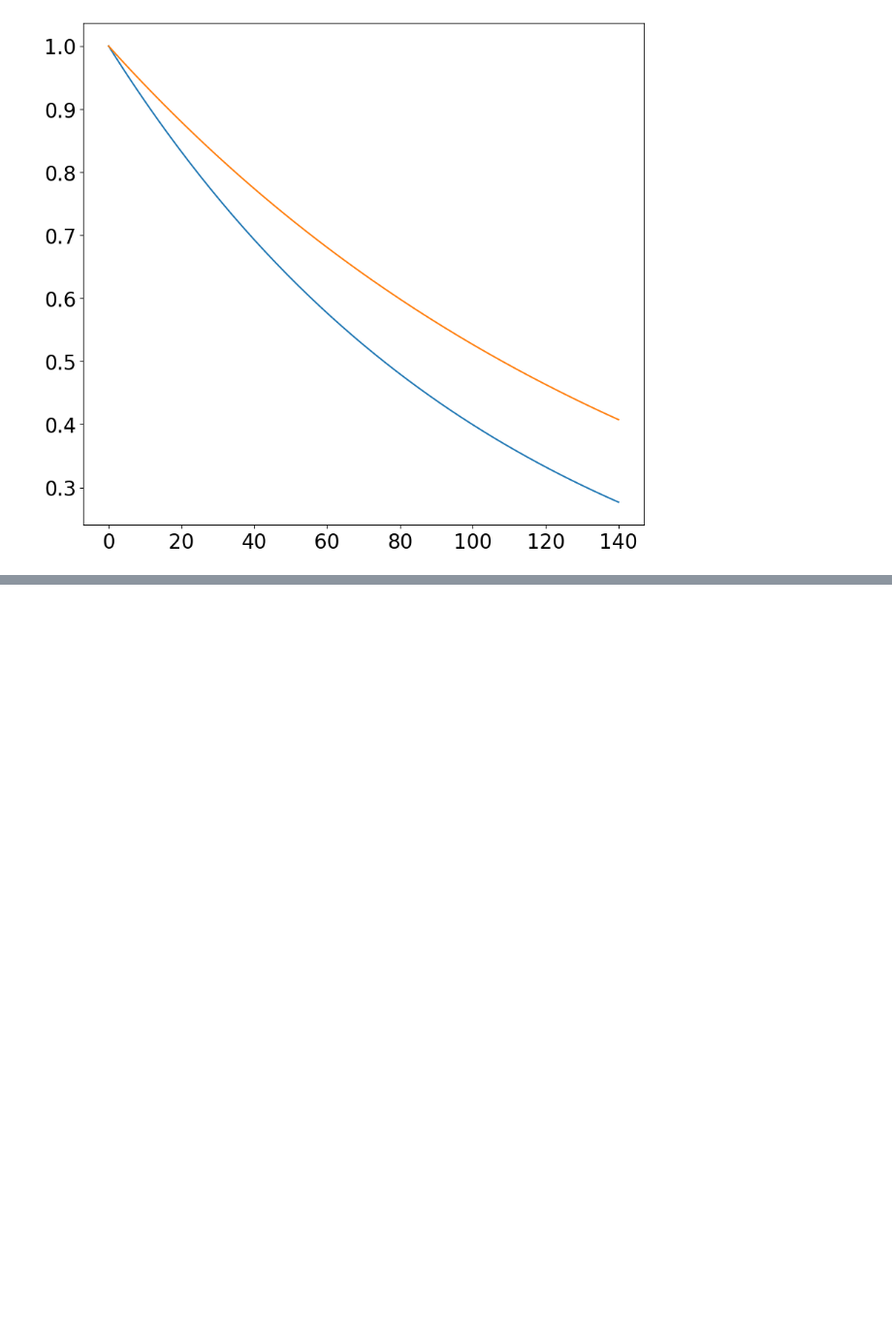
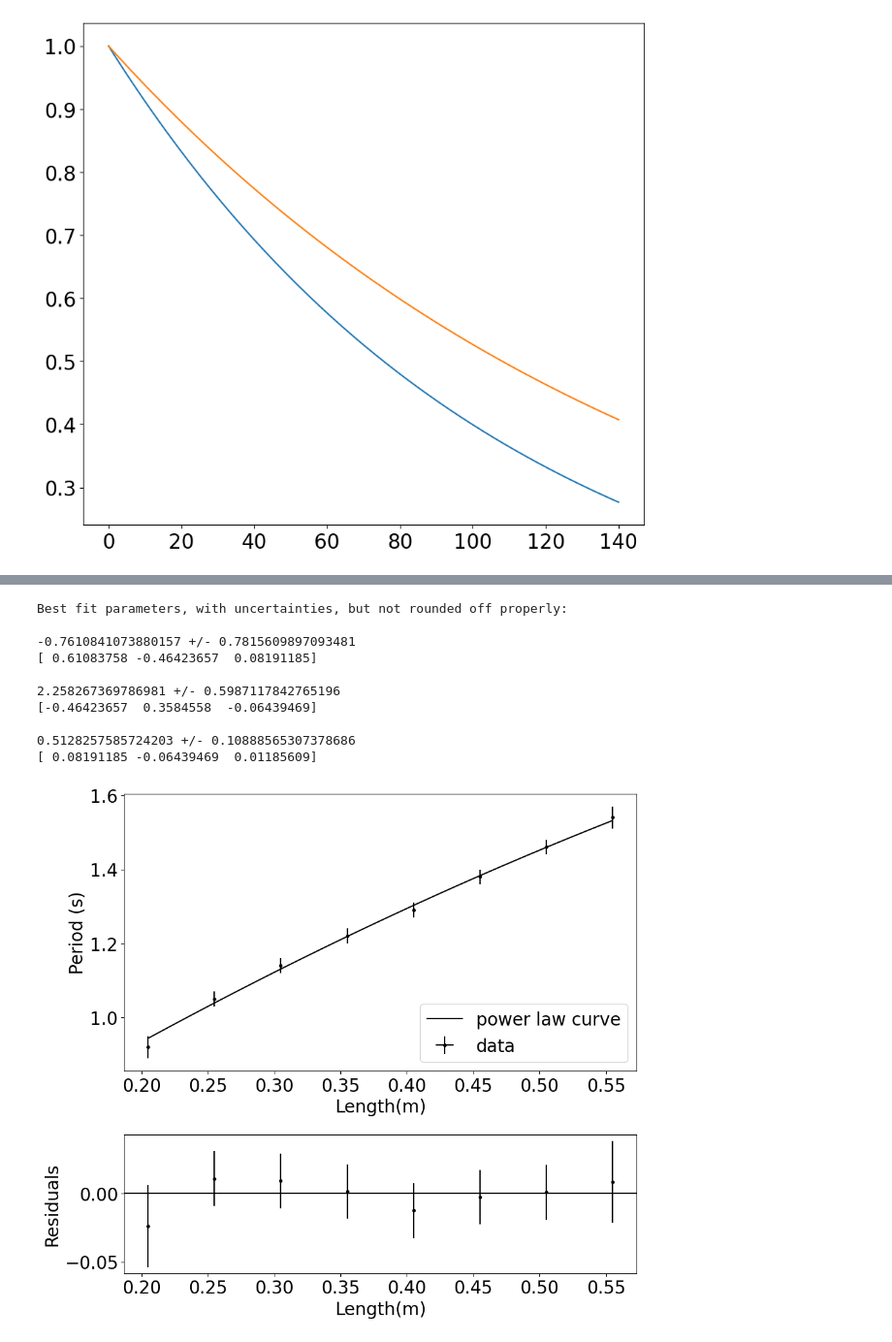
Before and after one commit to ijessicachen/introdatascience, a Jupyter notebook: schoolgraphs/PHY180_pendulum/fitdata_PHY180.ipynb, the cells around one changed output, grey strips where cells are left out. Shown at 97% size. Drawn from its saved outputs; the diff is of its cells as text; code cells hidden in the pictures; blank space fills up the shorter version.

```diff
--- a/schoolgraphs/PHY180_pendulum/fitdata_PHY180.ipynb
+++ b/schoolgraphs/PHY180_pendulum/fitdata_PHY180.ipynb
@@ -373,0 +428,32 @@ def main():
+# %%
+# Now load the data from the file. The file should be in the same directory as this Python code.
+# Some chance you will need an absolute path: "C:\\Users\\Brian\\Python\\mydata_fake.txt"
+filename="./lengthperiod_data.tsv"
+x, y, xerr, yerr = load_data(filename)
+
+def power(t, k, n, c):
+    return k*(t**n)
+
+# This time, let's use every single possible option available to bb.plot_fit()
+
+init_guess = (20, 0, -5) # guess for the best fit parameters
+font_size = 20
+xlabel = "Length(m)"
+ylabel = "Period (s)"
+
+# Now we make the plot, displayed on screen and saved in the directory, and print the best fit values
+plot_fit(quadratic, x, y, xerr, yerr, init_guess=init_guess, font_size=font_size,
+            xlabel=xlabel, ylabel=ylabel, save_fig="lengthperiod_powerlaw.png", legend = ["power law curve"],
+            legend_loc = "lower right")
+# %% [output]
+Best fit parameters, with uncertainties, but not rounded off properly:
+
+-0.7610841073880157 +/- 0.7815609897093481
+[ 0.61083758 -0.46423657  0.08191185]
+
+2.258267369786981 +/- 0.5987117842765196
+[-0.46423657  0.3584558  -0.06439469]
+
+0.5128257585724203 +/- 0.10888565307378686
+[ 0.08191185 -0.06439469  0.01185609]
+[figure, added]
```
Also changed, not shown: parts of 8 cells of this notebook, 12 other files.
